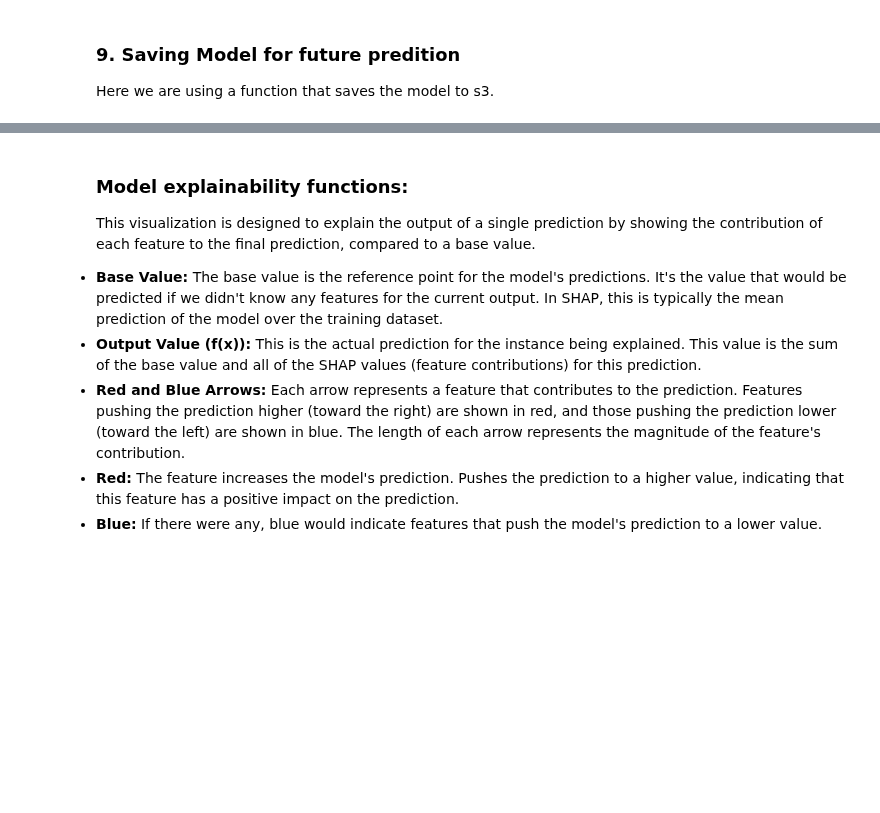
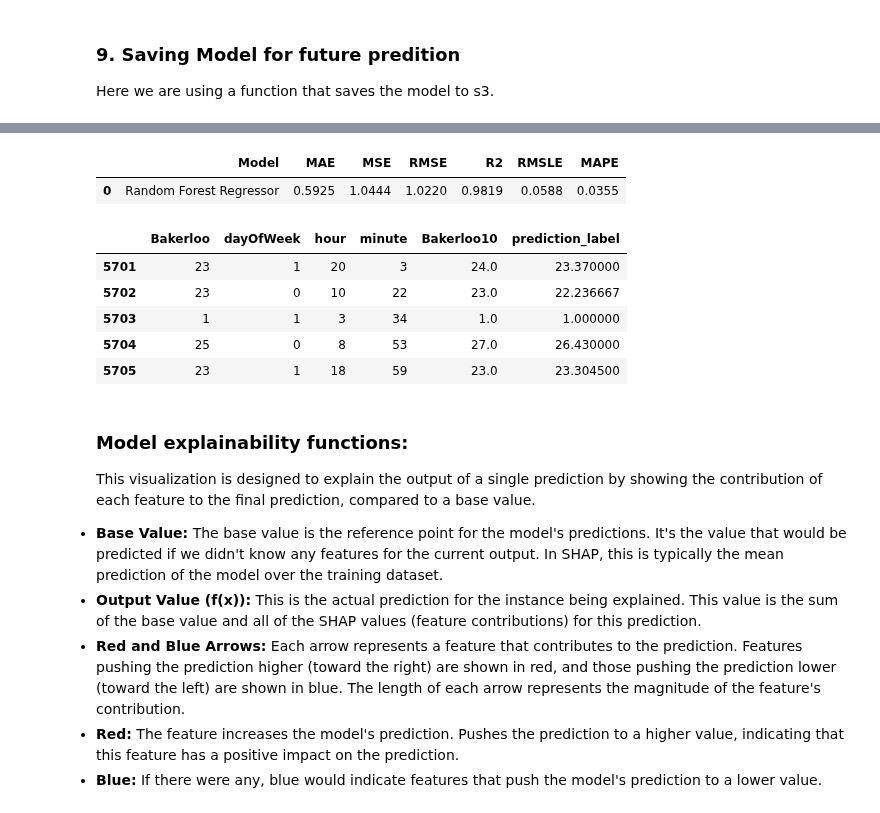
Before and after one commit to konradbachusz/AWS-MLOps-module_test, a Jupyter notebook: mlops_ml_models/models_template_notebook.ipynb, the cells around one changed output, grey strips where cells are left out. Saved outputs shown, nothing was run; the diff lists cells and outputs as text; code cells hidden in the pictures; blank space fills up the shorter version.

```diff
--- a/mlops_ml_models/models_template_notebook.ipynb
+++ b/mlops_ml_models/models_template_notebook.ipynb
@@ -114,3 +206,15 @@ final_model = finalize_and_save_model(algorithm_choice, bestModel, model_name)
+# %%
+final_prediction = pycaret.predict_model(final_model, data=test_data)
+final_prediction.head()
+# %% [output]
+|  | Model | MAE | MSE | RMSE | R2 | RMSLE | MAPE |
+| 0 | Random Forest Regressor | 0.5925 | 1.0444 | 1.0220 | 0.9819 | 0.0588 | 0.0355 |
+|  | Bakerloo | dayOfWeek | hour | minute | Bakerloo10 | prediction_label |
+| 5701 | 23 | 1 | 20 | 3 | 24.0 | 23.370000 |
+| 5702 | 23 | 0 | 10 | 22 | 23.0 | 22.236667 |
+| 5703 | 1 | 1 | 3 | 34 | 1.0 | 1.000000 |
+| 5704 | 25 | 0 | 8 | 53 | 27.0 | 26.430000 |
+| 5705 | 23 | 1 | 18 | 59 | 23.0 | 23.304500 |
 # %%
 # Upload model to s3
 save_model_to_s3(model_name, f'{model_name}-model')
```
Also changed, not shown: parts of 12 cells of this notebook.
